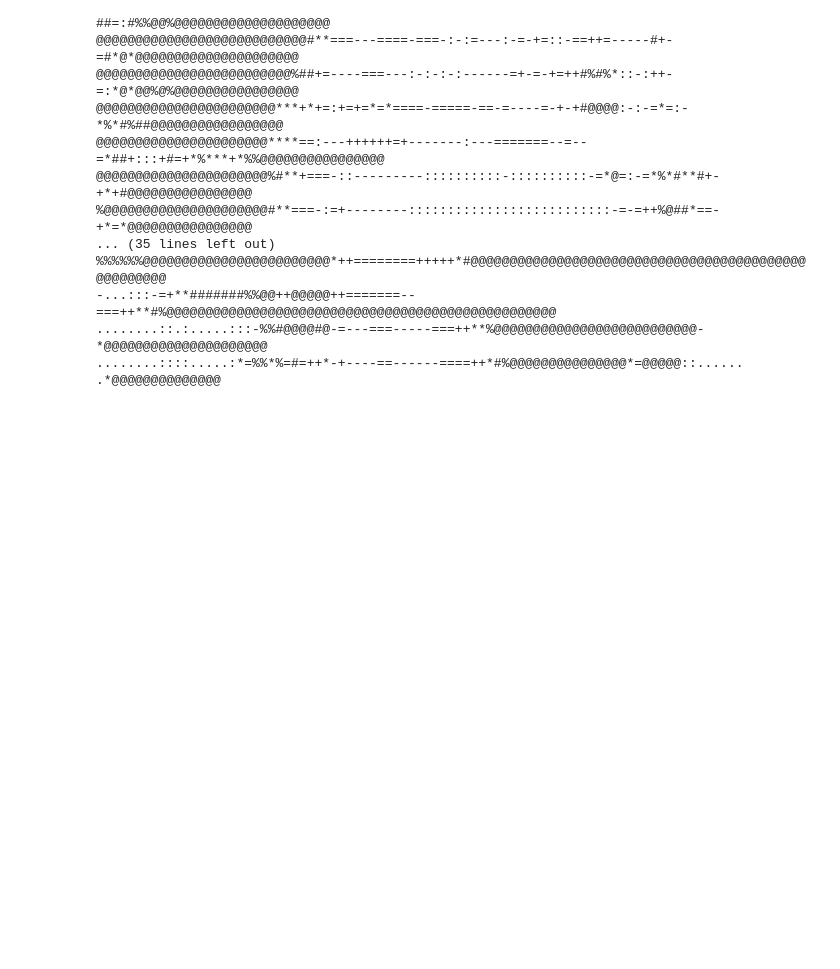
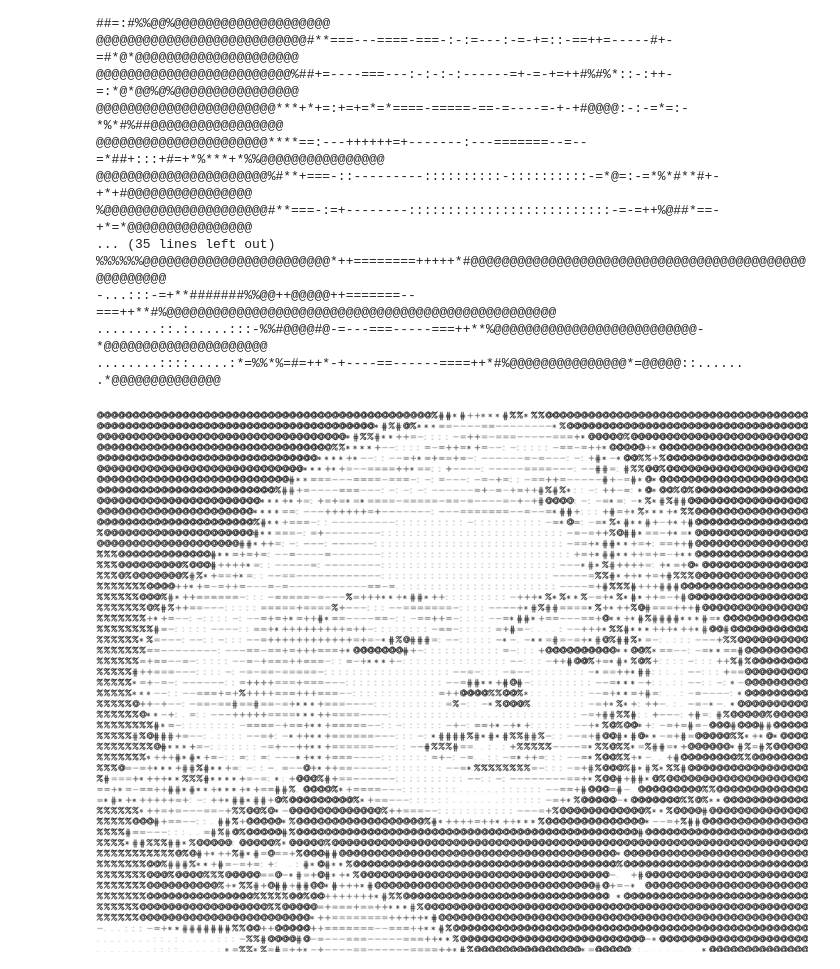
Before and after one commit to efekaanefe/Artistic-Image-Processing, a Jupyter notebook: dev.ipynb, the cells around one changed output. Cells and saved outputs as stored; diff of their text form; code cells hidden in the pictures; blank space fills up the shorter version.

Commit message:
into an image file

```diff
--- a/dev.ipynb
+++ b/dev.ipynb
@@ -125,3 +125,69 @@ convert_image_to_ascii(images[index])
 -...:::-=+**#######%%@@++@@@@@++=======--===++**#%@@@@@@@@@@@@@@@@@@@@@@@@@@@@@@@@@@@@@@@@@@@@@@@@@@
 ........::.:.....:::-%%#@@@@#@-=---===-----===++**%@@@@@@@@@@@@@@@@@@@@@@@@@@-*@@@@@@@@@@@@@@@@@@@@@
 ........::::.....:*=%%*%=#=++*-+----==------====++*#%@@@@@@@@@@@@@@@*=@@@@@::...... .*@@@@@@@@@@@@@@
+# %%
+import cv2
+import numpy as np
+
+# ASCII characters for mapping pixel intensities
+ASCII_CHARS = "@%#*+=-:. "
+
+# Function to map grayscale values to ASCII characters
+def pixel_to_ascii(pixel_value):
+    return ASCII_CHARS[int(pixel_value / 256 * len(ASCII_CHARS))]
+
+def convert_image_to_ascii_image(image_path, output_width=100, output_path="ascii_art.jpg"):
+    # Load the image
+    image = cv2.imread(image_path)
+
+    # Resize the image based on the desired output width
+    height, width, _ = image.shape
+    aspect_ratio = height / width
+    new_height = int(output_width * aspect_ratio * 0.5)  # Adjust height for ASCII aspect ratio
+    resized_image = cv2.resize(image, (output_width, new_height))
+
+    # Convert to grayscale for ASCII mapping
+    gray_image = cv2.cvtColor(resized_image, cv2.COLOR_BGR2GRAY)
+
+    # Create a blank white canvas for output ASCII art image
+    font_scale = 0.4
+    font_thickness = 1
+    font = cv2.FONT_HERSHEY_SIMPLEX
+    character_width = 10  # estimated width of each ASCII character
+    character_height = 15  # estimated height of each ASCII character
+    ascii_image_width = character_width * output_width
+    ascii_image_height = character_height * new_height
+    ascii_image = np.ones((ascii_image_height, ascii_image_width, 3), dtype=np.uint8) * 255
+
+    # Draw ASCII characters with color onto the canvas
+    for y in range(new_height):
+        for x in range(output_width):
+            pixel_gray = gray_image[y, x]
+            ascii_char = pixel_to_ascii(pixel_gray)
+            color = resized_image[y, x]  # Original color in BGR
+
+            # Calculate position on the canvas
+            pos_x = x * character_width
+            pos_y = y * character_height + character_height
+
+            # Draw the ASCII character
+            cv2.putText(
+                ascii_image,
+                ascii_char,
+                (pos_x, pos_y),
+                font,
+                font_scale,
+                (int(color[0]), int(color[1]), int(color[2])),  # BGR color for OpenCV
+                font_thickness,
+                lineType=cv2.LINE_AA
+            )
+    cv2_imshow(ascii_image)
+
+    # # Save the ASCII art image
+    # cv2.imwrite(output_path, ascii_image)
+    # print(f"ASCII art image saved to {output_path}")
+
+# Example usage
+convert_image_to_ascii_image(images[0], output_width=100, output_path="ascii_art.jpg")
+# %% [output]
+[figure, added]
```
